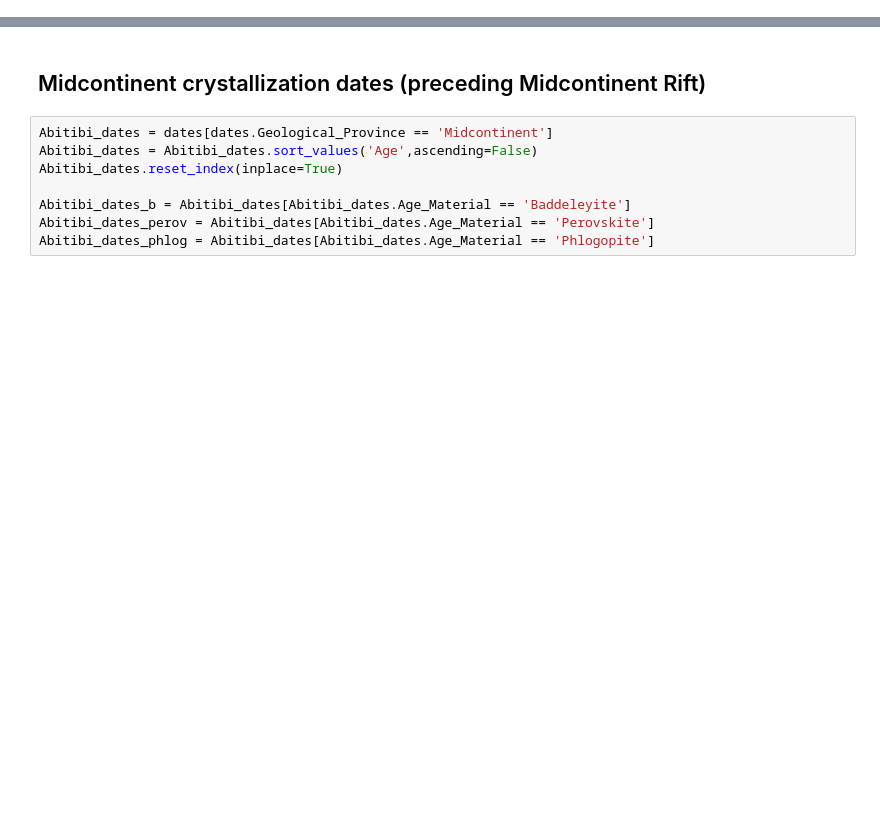
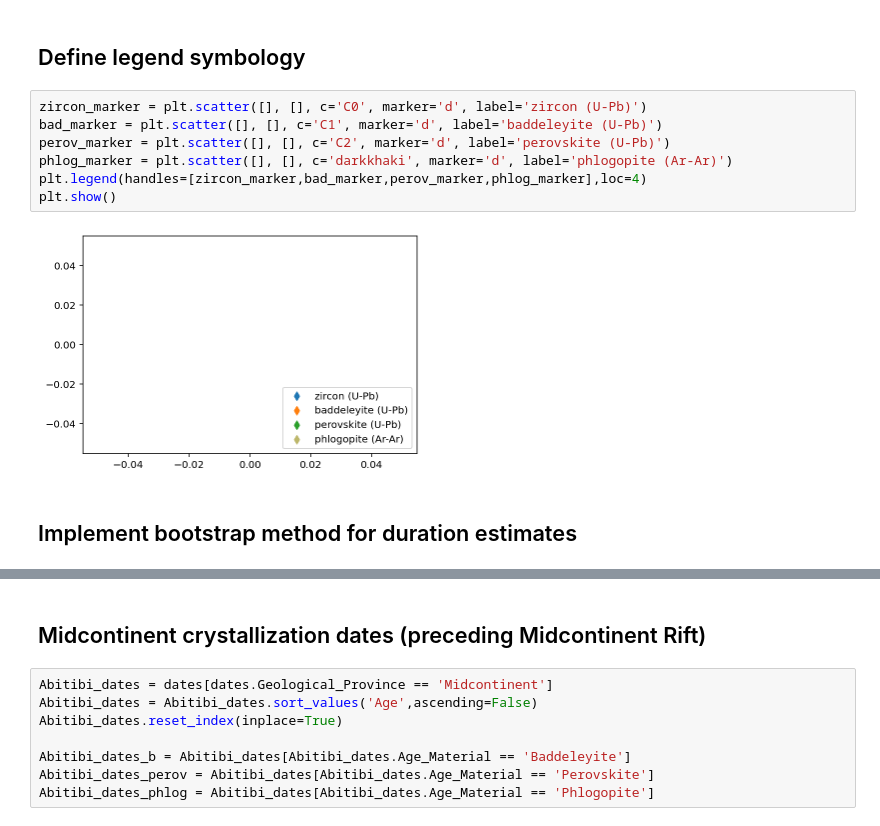
Before and after one commit to Swanson-Hysell/Mesoproterozoic_Turning_Point, a Jupyter notebook: code/Mesoprot_geochron.ipynb, the cells around one changed output, grey strips where cells are left out. Saved outputs shown, nothing was run; the diff lists cells and outputs as text; blank space fills up the shorter version.

```diff
--- a/code/Mesoprot_geochron.ipynb
+++ b/code/Mesoprot_geochron.ipynb
@@ -20 +27,14 @@ Index(['Sample_No', 'Age', 'Error_Plus', 'Error_Minus', 'Age_Method',
       dtype='object')
+# %% [markdown]
+## Define legend symbology
+# %%
+zircon_marker = plt.scatter([], [], c='C0', marker='d', label='zircon (U-Pb)')
+bad_marker = plt.scatter([], [], c='C1', marker='d', label='baddeleyite (U-Pb)')
+perov_marker = plt.scatter([], [], c='C2', marker='d', label='perovskite (U-Pb)')
+phlog_marker = plt.scatter([], [], c='darkkhaki', marker='d', label='phlogopite (Ar-Ar)')
+plt.legend(handles=[zircon_marker,bad_marker,perov_marker,phlog_marker],loc=4)
+plt.show()
+# %% [output]
+[figure, added]
+# %% [markdown]
+## Implement bootstrap method for duration estimates
```
Also changed, not shown: parts of 45 cells of this notebook.
